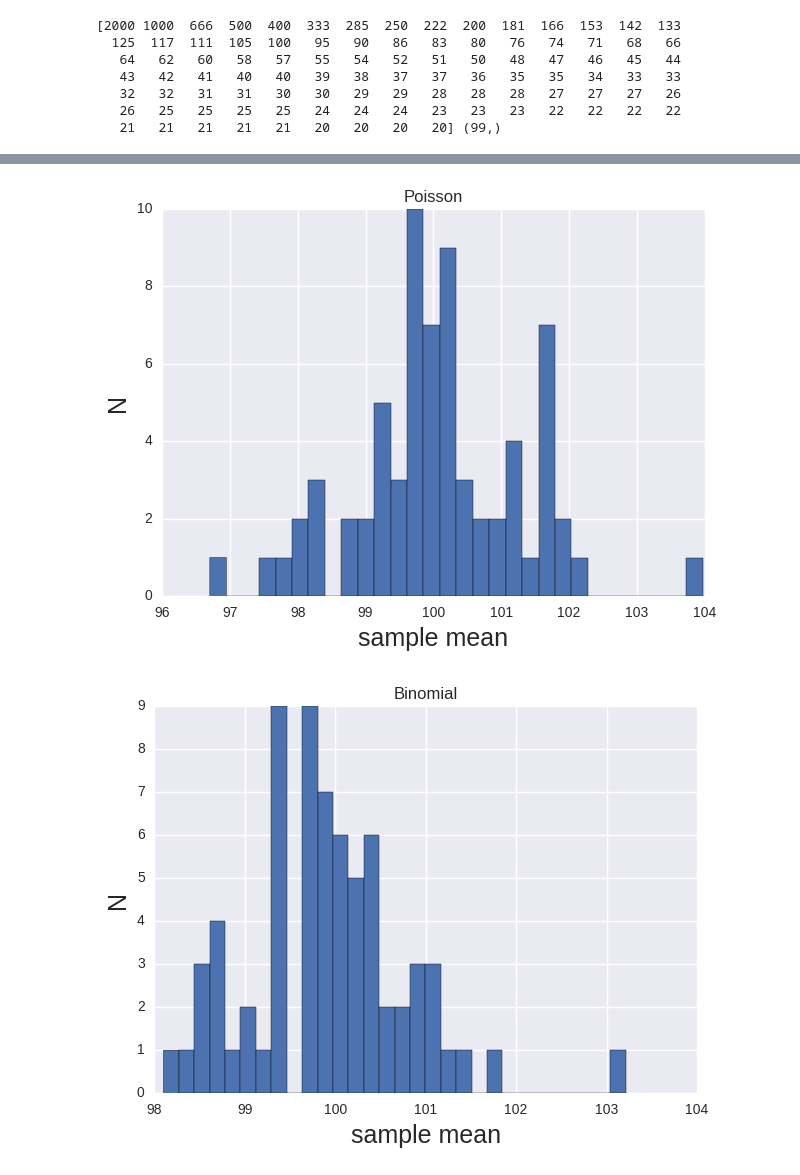
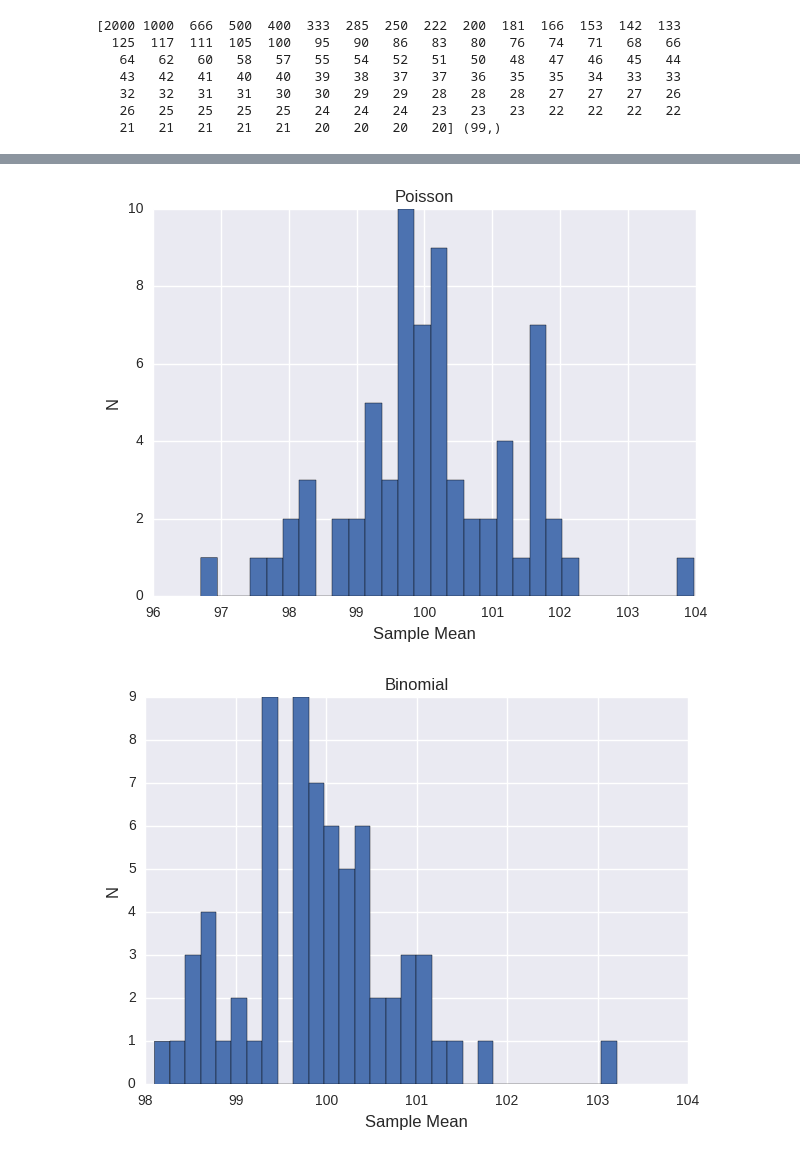
Before and after one commit to rxl204/PUI2017_pak348, a Jupyter notebook: HW3_pak348/Homework_3_Assigment_1_pak348.ipynb, the cells around one changed output, grey strips where cells are left out. Drawn from its saved outputs; the diff is of its cells as text; code cells hidden in the pictures.

```diff
--- a/HW3_pak348/Homework_3_Assigment_1_pak348.ipynb
+++ b/HW3_pak348/Homework_3_Assigment_1_pak348.ipynb
@@ -57,10 +57,10 @@ for dist in distributions:
             md[dist]['means'][nn] = md[dist][nn].mean()
 # %%
 # Plotting for all different Distributions
-axnormal_mu_n = pl.figure(figsize=(10,5)).add_subplot(111)
+axnormal_mu_n = pl.figure(figsize=(10,6)).add_subplot(111)
 axpoisson_mu_n = pl.figure(figsize=(10,6)).add_subplot(111)
 axbinomial_mu_n = pl.figure(figsize=(10,6)).add_subplot(111)
-axchisq_mu_n = pl.figure(figsize=(10,5)).add_subplot(111)
+axchisq_mu_n = pl.figure(figsize=(10,6)).add_subplot(111)
 axlaplace_mu_n = pl.figure(figsize=(10,6)).add_subplot(111)
 
 for dist in distributions:
@@ -160,6 +162,6 @@ for dist in distributions:
     pl.figure(figsize=(7, 5))
     pl.hist(allmeans,bins=30)
     pl.title(dist)
-    pl.xlabel('sample mean', fontsize = 18)
-    pl.ylabel('N', fontsize = 18)
+    pl.xlabel('Sample Mean', fontsize = 12)
+    pl.ylabel('N', fontsize = 12)
 # %% [output]
@@ -167,2 +169,2 @@ for dist in distributions:
-[figure, old version]
+[figure, new version]
-[figure, old version]
+[figure, new version]
```
Also changed, not shown: parts of 4 cells of this notebook, 4 other files.
